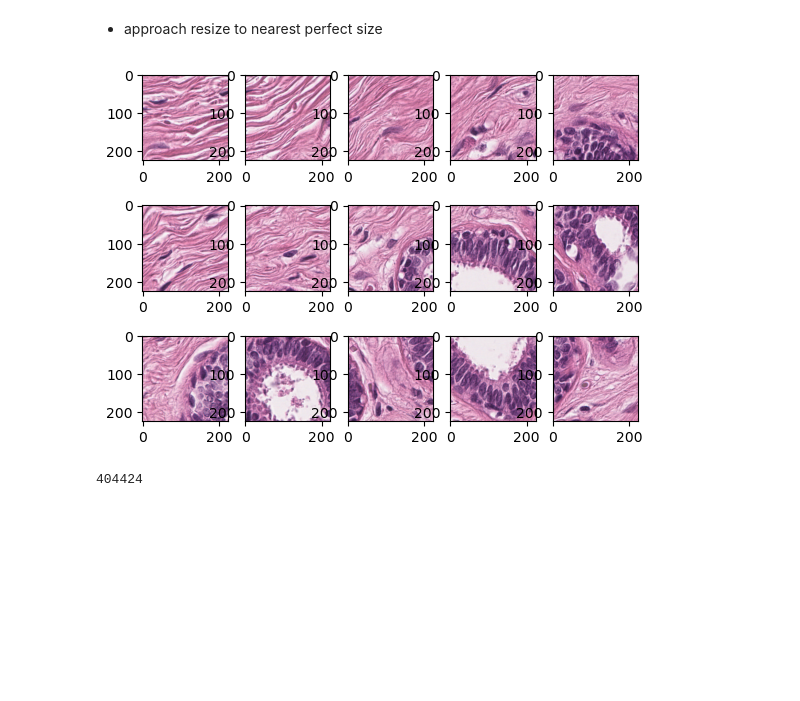
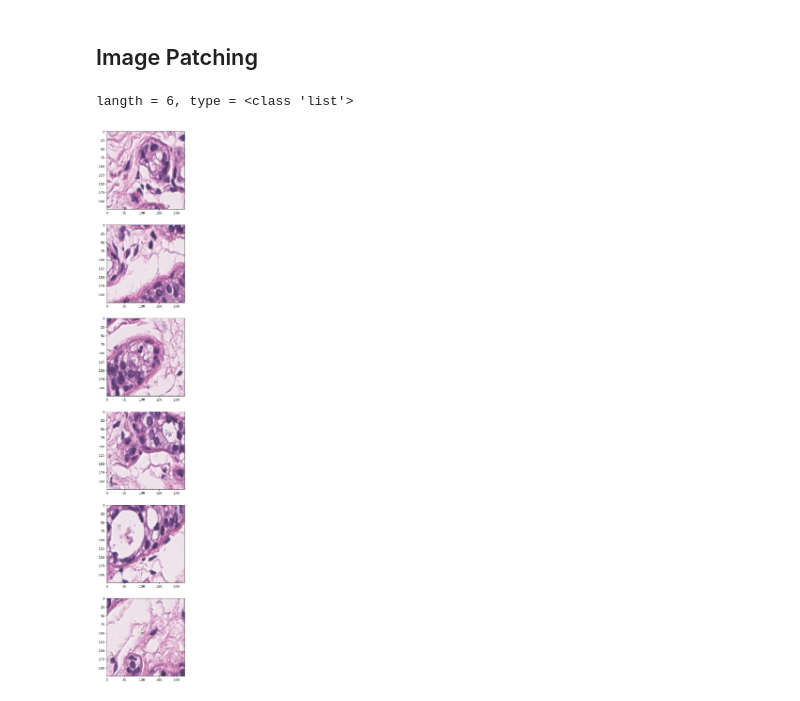
Before and after one commit to Devnetly/Breast-Cancer-Classification, a Jupyter notebook: notebooks/EDA/EDA Checklist.ipynb, the cells around one changed output. Drawn from its saved outputs; the diff is of its cells as text; code cells hidden in the pictures; blank space fills up the shorter version.

```diff
--- a/notebooks/EDA/EDA Checklist.ipynb
+++ b/notebooks/EDA/EDA Checklist.ipynb
@@ -16,0 +29,3 @@ DATA_DIR = dotenv.get_key(dotenv.find_dotenv(), "DATA_DIR")
+# %%
+DESCRIPTION_DF_PATH = os.path.join(ROI_DATA_DIR, "description_df.csv")
+print(DESCRIPTION_DF_PATH)
@@ -88,2 +109,2 @@ test_img = load_image(df.path.iloc[0])
 # %% [markdown]
-- approach resize to nearest perfect size
+## Image Patching
@@ -97,20 +110,0 @@ def get_new_w_h(w : int,h : int,u_w : int = 224,u_h : int = 224):
-# %%
-def make_patches(img : np.ndarray, p_w : int = 224, p_h : int = 224):
-
-    w, h, c = img.shape
-    n_w, n_h = get_new_w_h(w, h, u_w=p_w,u_h=p_h)
-    new_w = n_w * p_w
-    new_h = n_h * p_h
-    resized_img = cv2.resize(test_img, (new_w,new_h), interpolation=cv2.INTER_LINEAR_EXACT)
-
-    n_w = int(new_w / p_w)
-    n_h = int(new_h / p_h)
-
-    pacthes = []
-
-    for i in range(n_w):
-        pacthes.append([])
-        for j in range(n_h):
-            pacthes[-1].append(img[i*p_w:(i+1) * p_w,j*p_h:(j+1) * p_h,:])
-
-    return np.array(pacthes)
@@ -119,22 +111,24 @@ paches = make_patches(test_img)
+# %%
+resizer = ImageResizer()
+resized_img = resizer(test_img)
+tensor_img = ToTensor().__call__(resized_img)
+patches = make_patches(tensor_img, patch_height=224,patch_width=224)
+print(f"langth = {len(patches)}, type = {type(patches)}")
+# %% [output]
+langth = 6, type = <class 'list'>
 # %%
-def plot_paches(paches):
+def plot_paches(patches : list[torch.Tensor]) -> None:
 
-    fig, axes = plt.subplots(nrows=paches.shape[0],ncols=paches.shape[1])
+    fig, axes = plt.subplots(nrows=len(patches))
+
+    fig.set_size_inches(5,30)
 
     i = 0
-    j = 0
 
-    for row in axes:
-        for cell in row:
-            cell.imshow(paches[i][j])
-            j += 1
-        j = 0
+    for cell in axes:
+        cell.imshow(patches[i].permute(1,2,0))
         i += 1
 # %%
-plot_paches(paches)
+plot_paches(patches)
 # %% [output]
-[figure, old version]
+[figure, new version]
-# %%
-df['resolution'].progress_apply(lambda res : np.array(get_new_w_h(res[0],res[1])).prod()).sum()
-# %% [output]
-404424
```
Also changed, not shown: parts of 13 cells of this notebook, 7 other files.
